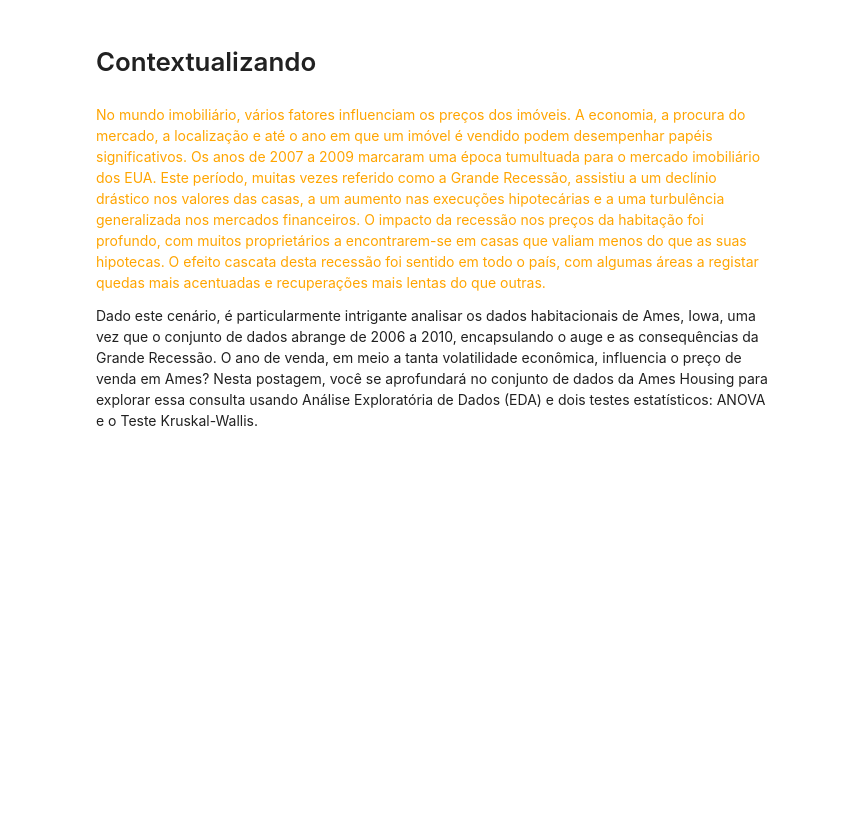
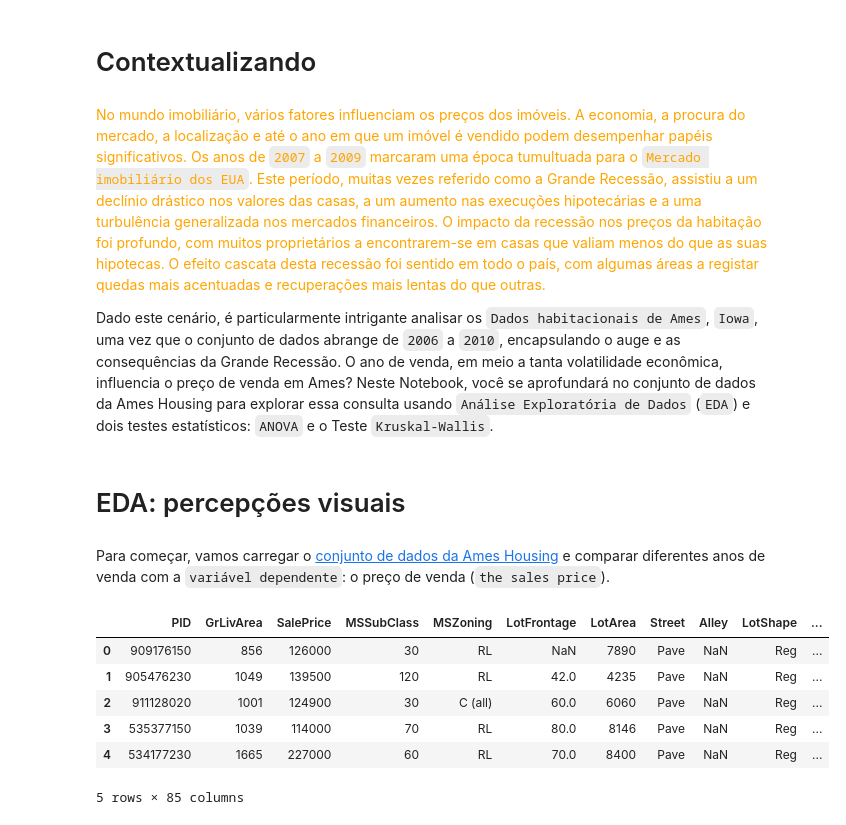
Before and after one commit to EddyGiusepe/Learning_Class_in_Python, a Jupyter notebook: The_Chi-squared_test/ANOVA_and_the_Kruskal-Wallis_Test.ipynb, the cells around one changed output. Saved outputs shown, nothing was run; the diff lists cells and outputs as text; code cells hidden in the pictures; blank space fills up the shorter version.

Commit message:
ANOVA e Kruskal Wallis

```diff
--- a/The_Chi-squared_test/ANOVA_and_the_Kruskal-Wallis_Test.ipynb
+++ b/The_Chi-squared_test/ANOVA_and_the_Kruskal-Wallis_Test.ipynb
@@ -9,6 +9,31 @@ Link de estudo:
 # %% [markdown]
 # <font color="gree">Contextualizando</font>
 # %% [markdown]
-<font color="orange">No mundo imobiliário, vários fatores influenciam os preços dos imóveis. A economia, a procura do mercado, a localização e até o ano em que um imóvel é vendido podem desempenhar papéis significativos. Os anos de 2007 a 2009 marcaram uma época tumultuada para o mercado imobiliário dos EUA. Este período, muitas vezes referido como a Grande Recessão, assistiu a um declínio drástico nos valores das casas, a um aumento nas execuções hipotecárias e a uma turbulência generalizada nos mercados financeiros. O impacto da recessão nos preços da habitação foi profundo, com muitos proprietários a encontrarem-se em casas que valiam menos do que as suas hipotecas. O efeito cascata desta recessão foi sentido em todo o país, com algumas áreas a registar quedas mais acentuadas e recuperações mais lentas do que outras.
+<font color="orange">No mundo imobiliário, vários fatores influenciam os preços dos imóveis. A economia, a procura do mercado, a localização e até o ano em que um imóvel é vendido podem desempenhar papéis significativos. Os anos de `2007` a `2009` marcaram uma época tumultuada para o `Mercado imobiliário dos EUA`. Este período, muitas vezes referido como a Grande Recessão, assistiu a um declínio drástico nos valores das casas, a um aumento nas execuções hipotecárias e a uma turbulência generalizada nos mercados financeiros. O impacto da recessão nos preços da habitação foi profundo, com muitos proprietários a encontrarem-se em casas que valiam menos do que as suas hipotecas. O efeito cascata desta recessão foi sentido em todo o país, com algumas áreas a registar quedas mais acentuadas e recuperações mais lentas do que outras.
 
-Dado este cenário, é particularmente intrigante analisar os dados habitacionais de Ames, Iowa, uma vez que o conjunto de dados abrange de 2006 a 2010, encapsulando o auge e as consequências da Grande Recessão. O ano de venda, em meio a tanta volatilidade econômica, influencia o preço de venda em Ames? Nesta postagem, você se aprofundará no conjunto de dados da Ames Housing para explorar essa consulta usando Análise Exploratória de Dados (EDA) e dois testes estatísticos: ANOVA e o Teste Kruskal-Wallis.</font>
+Dado este cenário, é particularmente intrigante analisar os `Dados habitacionais de Ames`, `Iowa`, uma vez que o conjunto de dados abrange de `2006` a `2010`, encapsulando o auge e as consequências da Grande Recessão. O ano de venda, em meio a tanta volatilidade econômica, influencia o preço de venda em Ames? Neste Notebook, você se aprofundará no conjunto de dados da Ames Housing para explorar essa consulta usando `Análise Exploratória de Dados` (`EDA`) e dois testes estatísticos: `ANOVA` e o Teste `Kruskal-Wallis`.</font>
+# %% [markdown]
+# <font color="gree">EDA: percepções visuais</font>
+# %% [markdown]
+Para começar, vamos carregar o [conjunto de dados da Ames Housing](https://raw.githubusercontent.com/Padre-Media/dataset/main/Ames.csv) e comparar diferentes anos de venda com a `variável dependente`: o preço de venda (`the sales price`).
+# %%
+# Importando as nossas Bibliotecas:
+import pandas as pd
+import seaborn as sns
+import matplotlib.pyplot as plt
+# Use essa flag caso esteja utilizando o jupyter notebook ou o console ipython
+%matplotlib inline
+
+
+# Carregando nosso Dataset:
+Ames = pd.read_csv('./Ames.csv')
+
+Ames.head()
+# %% [output]
+|  | PID | GrLivArea | SalePrice | MSSubClass | MSZoning | LotFrontage | LotArea | Street | Alley | LotShape | ... |
+| 0 | 909176150 | 856 | 126000 | 30 | RL | NaN | 7890 | Pave | NaN | Reg | ... |
+| 1 | 905476230 | 1049 | 139500 | 120 | RL | 42.0 | 4235 | Pave | NaN | Reg | ... |
+| 2 | 911128020 | 1001 | 124900 | 30 | C (all) | 60.0 | 6060 | Pave | NaN | Reg | ... |
+| 3 | 535377150 | 1039 | 114000 | 70 | RL | 80.0 | 8146 | Pave | NaN | Reg | ... |
+| 4 | 534177230 | 1665 | 227000 | 60 | RL | 70.0 | 8400 | Pave | NaN | Reg | ... |
+5 rows × 85 columns
```
Also changed, not shown: parts of 6 cells of this notebook.
